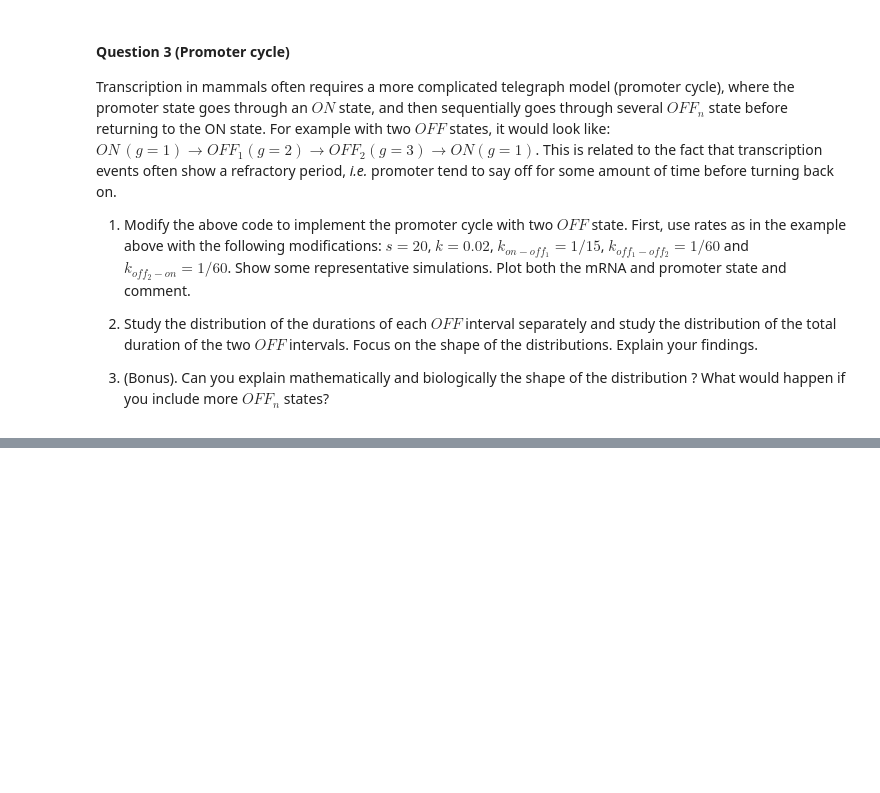
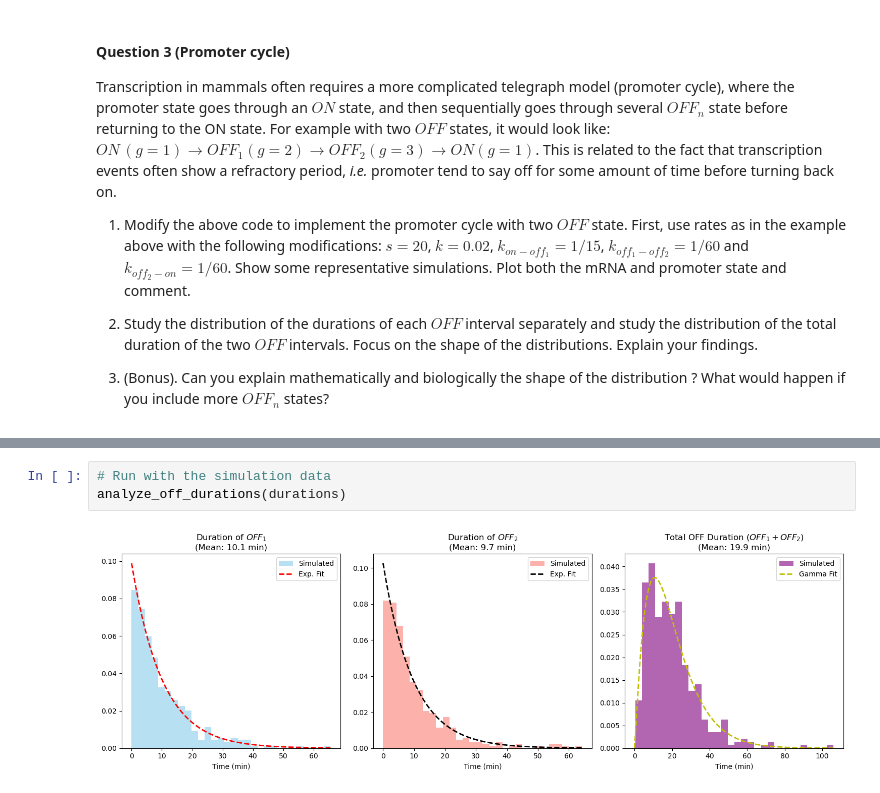
Before and after one commit to AlexiaGiroud/GenomeToFunction-exo3-G22, a Jupyter notebook: Exercise_Week10_11_A_Exercises.ipynb, the cells around one changed output, grey strips where cells are left out. Saved outputs shown, nothing was run; the diff lists cells and outputs as text; blank space fills up the shorter version.

```diff
--- a/Exercise_Week10_11_A_Exercises.ipynb
+++ b/Exercise_Week10_11_A_Exercises.ipynb
@@ -669,0 +835,5 @@ The plot shows bursts of mRNA when the promoter hits state ON; OFF1 and OFF2 dur
+# %%
+# Run with the simulation data
+analyze_off_durations(durations)
+# %% [output]
+[figure, added]
```
Also changed, not shown: parts of 25 cells of this notebook.
